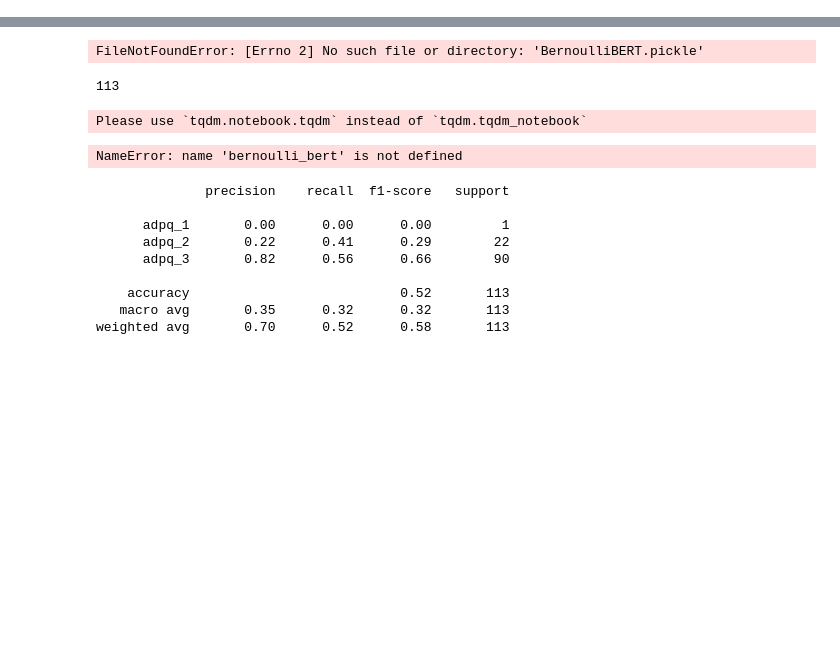
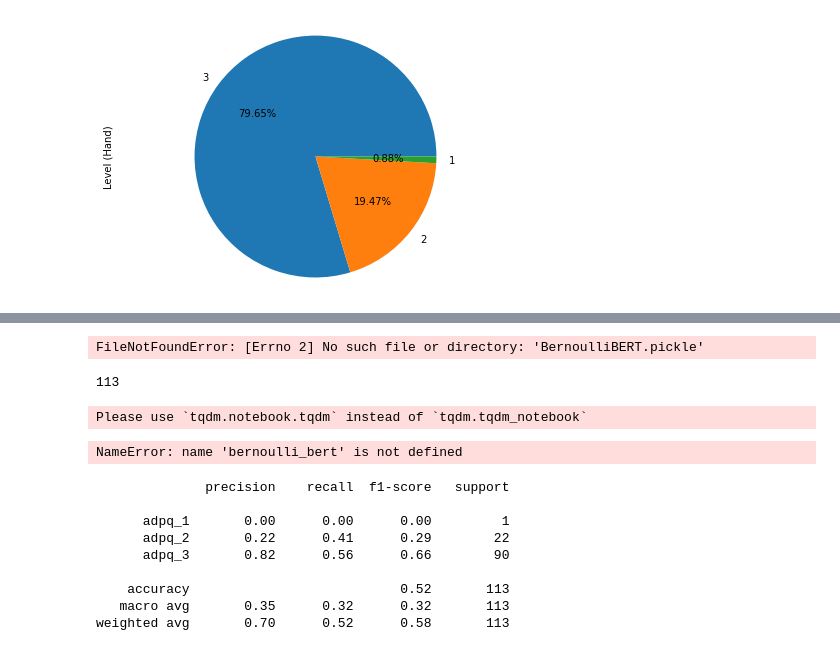
Before and after one commit to nicklogin/langexbank-difficulty-scoring, a Jupyter notebook: PredictZeroLevel.ipynb, the cells around one changed output, grey strips where cells are left out. Saved outputs shown, nothing was run; the diff lists cells and outputs as text; code cells hidden in the pictures; blank space fills up the shorter version.

```diff
--- a/PredictZeroLevel.ipynb
+++ b/PredictZeroLevel.ipynb
@@ -108,3 +108,10 @@ class GPT2Embedder(BERTEmbedder):
 drive.mount("/content/drive")
 # %%
 zero_level = pd.read_csv("ZeroLevel.csv")
+# %%
+zero_level["Level (Hand)"].value_counts().plot.pie(autopct='%1.2f%%')
+plt.axis("equal")
+plt.tight_layout()
+plt.show()
+# %% [output]
+[figure, added]
```
Also changed, not shown: parts of 2 cells of this notebook, 3 other files.
